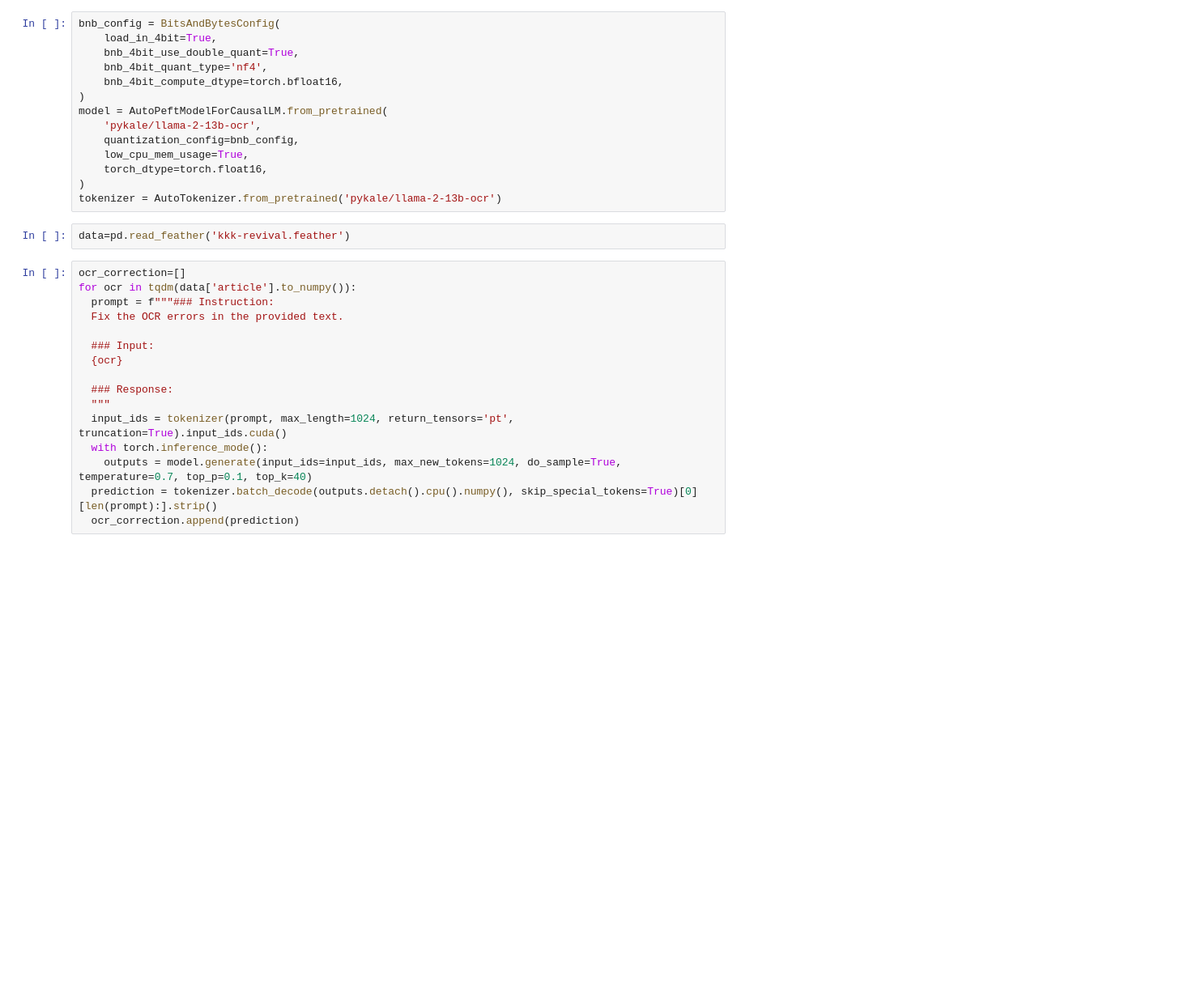
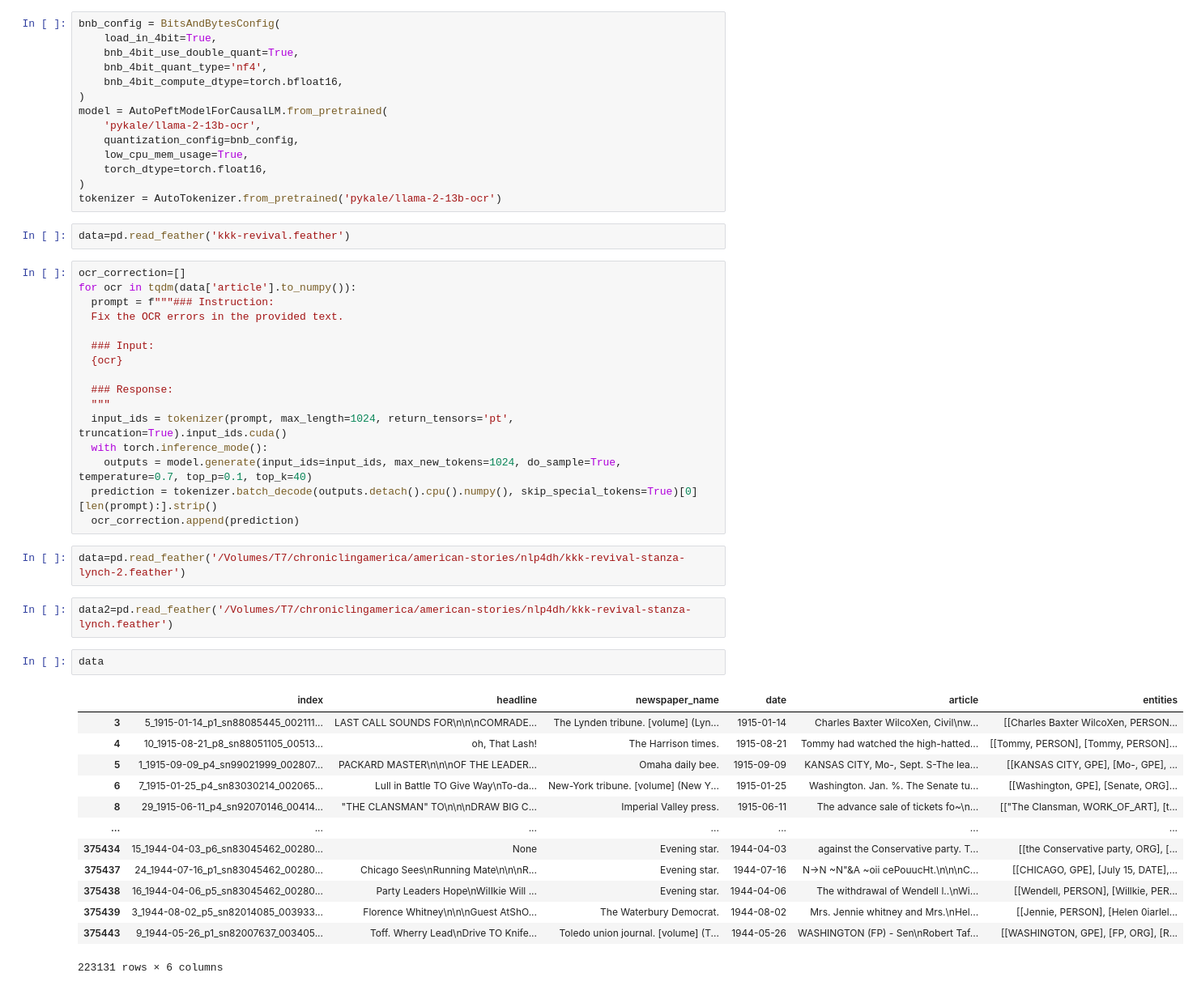
Before and after one commit to park-jay/kkk, a Jupyter notebook: nlp4dh/ocr-correction.ipynb, the cells around one changed output. Shown at 81% size. Saved outputs shown, nothing was run; the diff lists cells and outputs as text; blank space fills up the shorter version.

```diff
--- a/nlp4dh/ocr-correction.ipynb
+++ b/nlp4dh/ocr-correction.ipynb
@@ -44,3 +44,23 @@ for ocr in tqdm(data['article'].to_numpy()):
     outputs = model.generate(input_ids=input_ids, max_new_tokens=1024, do_sample=True, temperature=0.7, top_p=0.1, top_k=40)
   prediction = tokenizer.batch_decode(outputs.detach().cpu().numpy(), skip_special_tokens=True)[0][len(prompt):].strip()
   ocr_correction.append(prediction)
+# %%
+data=pd.read_feather('/Volumes/T7/chroniclingamerica/american-stories/nlp4dh/kkk-revival-stanza-lynch-2.feather')
+# %%
+data2=pd.read_feather('/Volumes/T7/chroniclingamerica/american-stories/nlp4dh/kkk-revival-stanza-lynch.feather')
+# %%
+data
+# %% [output]
+|  | index | headline | newspaper_name | date | article | entities |
+| 3 | 5_1915-01-14_p1_sn88085445_002111... | LAST CALL SOUNDS FOR\n\n\nCOMRADE... | The Lynden tribune. [volume] (Lyn... | 1915-01-14 | Charles Baxter WilcoXen, Civil\nw... | [[Charles Baxter WilcoXen, PERSON... |
+| 4 | 10_1915-08-21_p8_sn88051105_00513... | oh, That Lash! | The Harrison times. | 1915-08-21 | Tommy had watched the high-hatted... | [[Tommy, PERSON], [Tommy, PERSON]... |
+| 5 | 1_1915-09-09_p4_sn99021999_002807... | PACKARD MASTER\n\n\nOF THE LEADER... | Omaha daily bee. | 1915-09-09 | KANSAS CITY, Mo-, Sept. S-The lea... | [[KANSAS CITY, GPE], [Mo-, GPE], ... |
+| 6 | 7_1915-01-25_p4_sn83030214_002065... | Lull in Battle TO Give Way\nTo-da... | New-York tribune. [volume] (New Y... | 1915-01-25 | Washington. Jan. %. The Senate tu... | [[Washington, GPE], [Senate, ORG]... |
+| 8 | 29_1915-06-11_p4_sn92070146_00414... | "THE CLANSMAN" TO\n\n\nDRAW BIG C... | Imperial Valley press. | 1915-06-11 | The advance sale of tickets fo~\n... | [["The Clansman, WORK_OF_ART], [t... |
+| ... | ... | ... | ... | ... | ... | ... |
+| 375434 | 15_1944-04-03_p6_sn83045462_00280... | None | Evening star. | 1944-04-03 | against the Conservative party. T... | [[the Conservative party, ORG], [... |
+| 375437 | 24_1944-07-16_p1_sn83045462_00280... | Chicago Sees\nRunning Mate\n\n\nR... | Evening star. | 1944-07-16 | N->N ~N"&A ~oii cePouucHt.\n\n\nC... | [[CHICAGO, GPE], [July 15, DATE],... |
+| 375438 | 16_1944-04-06_p5_sn83045462_00280... | Party Leaders Hope\nWiIIkie Will ... | Evening star. | 1944-04-06 | The withdrawal of Wendell l..\nWi... | [[Wendell, PERSON], [Willkie, PER... |
+| 375439 | 3_1944-08-02_p5_sn82014085_003933... | Florence Whitney\n\n\nGuest AtShO... | The Waterbury Democrat. | 1944-08-02 | Mrs. Jennie whitney and Mrs.\nHel... | [[Jennie, PERSON], [Helen 0iarlel... |
+| 375443 | 9_1944-05-26_p1_sn82007637_003405... | Toff. Wherry Lead\nDrive TO Knife... | Toledo union journal. [volume] (T... | 1944-05-26 | WASHINGTON (FP) - Sen\nRobert Taf... | [[WASHINGTON, GPE], [FP, ORG], [R... |
+223131 rows × 6 columns
```
Also changed, not shown: parts of 1 cell of this notebook.
